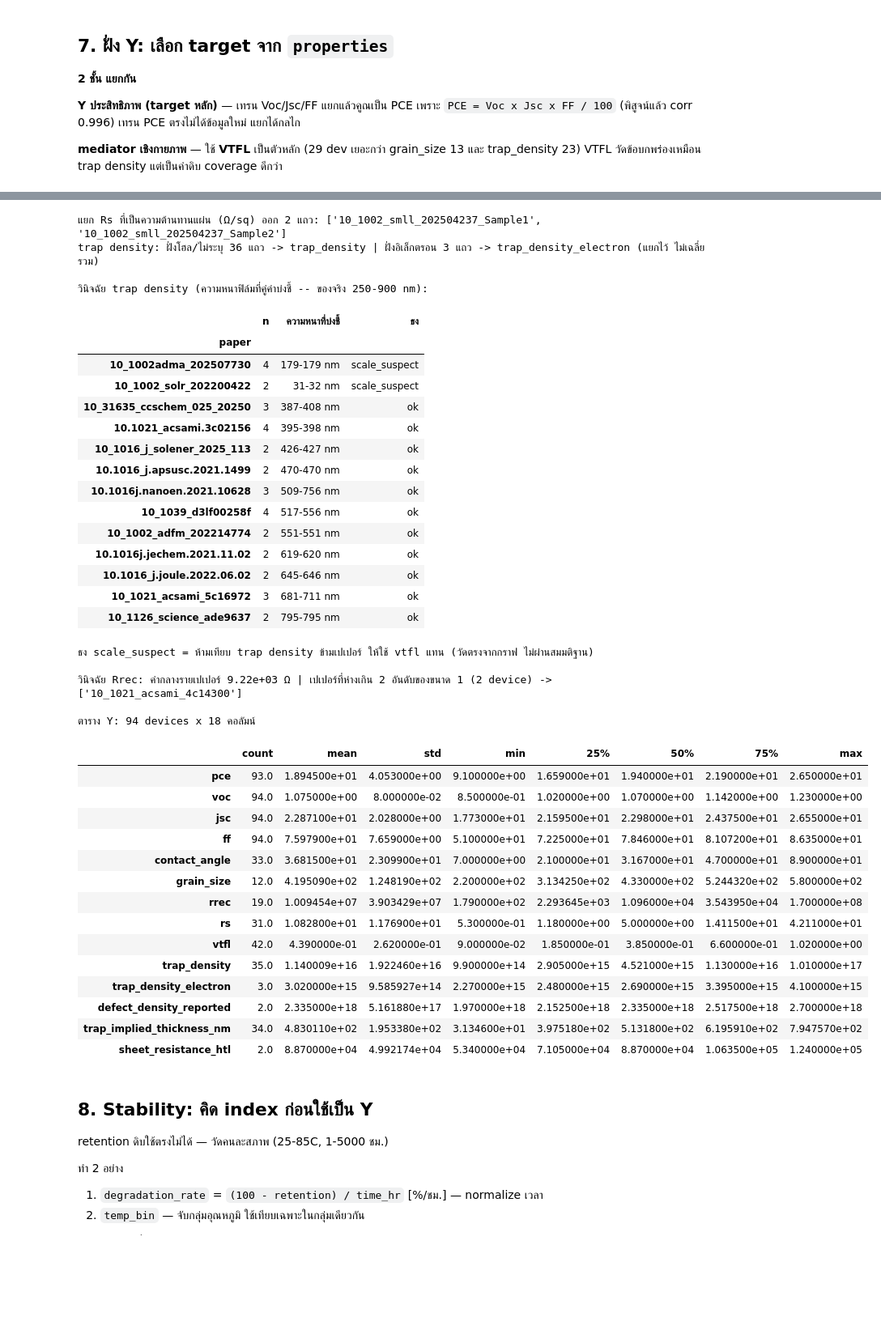
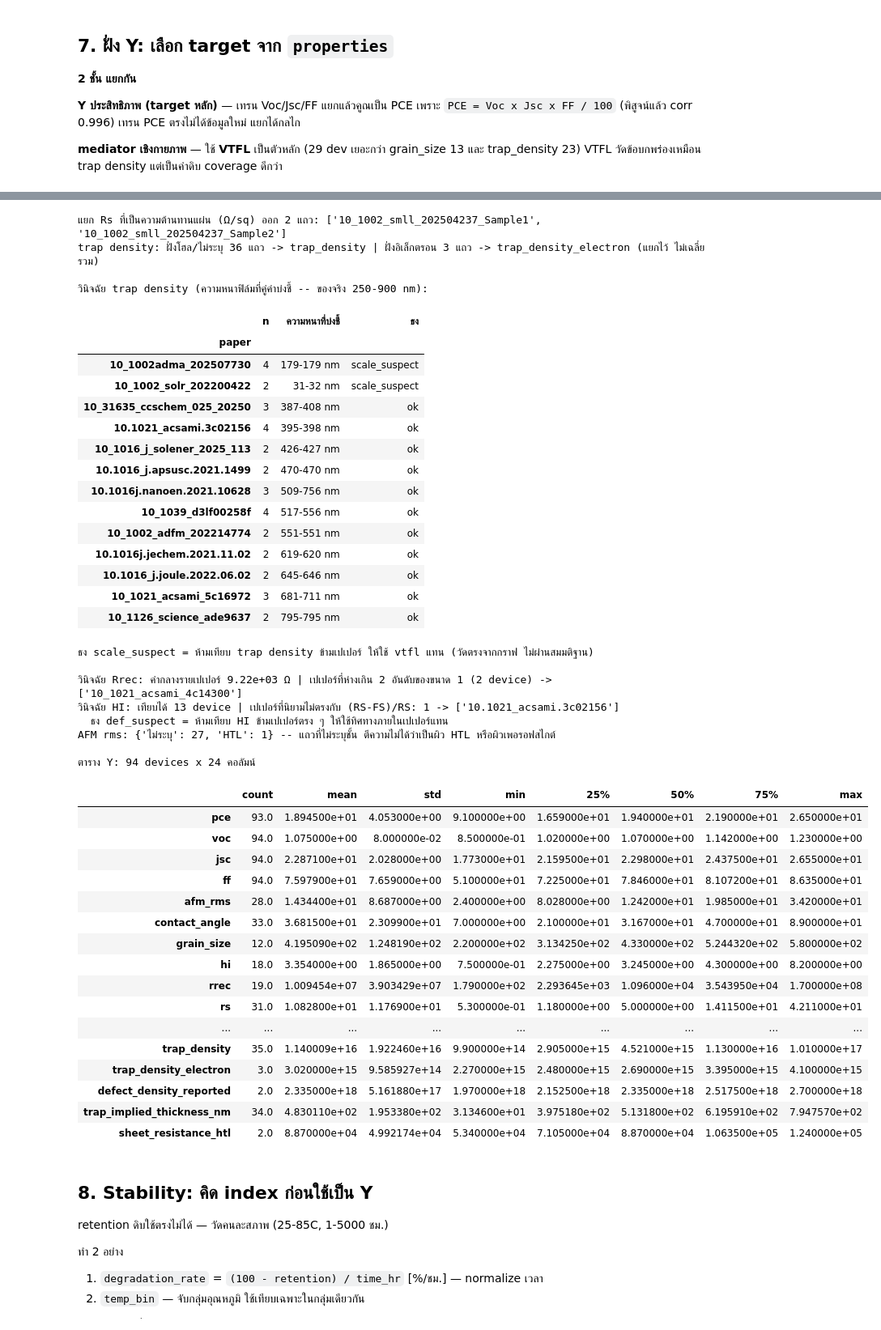
Before and after one commit to NiOx-based-Perovskite-Solar-Cell/Perovskite-Research, a Jupyter notebook: notebooks/recheck_comlumn_preapare.ipynb, the cells around one changed output, grey strips where cells are left out. Shown at 81% size. Cells and saved outputs as stored; diff of their text form; code cells hidden in the pictures; blank space fills up the shorter version.

```diff
--- a/notebooks/recheck_comlumn_preapare.ipynb
+++ b/notebooks/recheck_comlumn_preapare.ipynb
@@ -737,7 +737,12 @@ if len(_over):
 
 # ---- mediator ----
 _med_src = prop[prop["base_property"].isin(
-    ["VTFL", "Trap density", "Rs", "Rrec", "Contact angle", "Grain size"])].copy()
+    ["VTFL", "Trap density", "Rs", "Rrec", "Contact angle", "Grain size",
+     "AFM rms", "VBM", "Work Function", "HI"])].copy()
+# AFM rms / VBM / Work Function / HI: ตัวกลางของกลไกที่ยังไม่เคยทดสอบ
+#   VBM + Work Function -> การจัดเรียงระดับพลังงานที่รอยต่อ (คาดว่าดัน Voc ซึ่งยังไม่มีตัวกลางอธิบาย)
+#   AFM rms             -> ความขรุขระผิว เสริมช่องสัณฐานที่ตอนนี้ยืนบนมุมสัมผัสตัวเดียว
+#   HI                  -> ดัชนี hysteresis สะท้อนการเคลื่อนที่ของไอออน/กับดักที่รอยต่อ
 # Contact angle / Grain size: เดิมอยู่ใน MEDIATOR (ด่านตรวจชื่อ) แต่ไม่ได้อยู่ในลิสต์ที่ pivot จริง
 #   จึงไม่เคยออกไปถึง target_table -- ทั้งที่เป็นตัวกลางฝั่ง "ผิว HTL -> การตกผลึก -> Jsc"
 #   ซึ่งเป็นคนละช่องทางกับ VTFL/trap ที่อธิบาย FF (ΔFF กับ ΔJsc สหสัมพันธ์ -0.02 ข้าม 22 เปเปอร์)
@@ -837,9 +842,39 @@ if len(_rr):
 else:
     rrec_diag = pd.Series(dtype=object, name="rrec_scale_flag")
 
+# ---- ธง HI: นิยาม hysteresis index ต่างกันรายเปเปอร์ ----
+# เทียบค่าที่เปเปอร์รายงาน กับที่คำนวณจาก (PCE_RS - PCE_FS)/PCE_RS
+#   ตรงกัน 9/13 device แต่ acsami.3c02156 ให้คนละทิศทาง -> เปเปอร์นั้นใช้นิยามอื่น
+#   สเกล/นิยามเป็นคุณสมบัติของ *เปเปอร์* ไม่ใช่ของอุปกรณ์ จึงติดธงทั้งเปเปอร์ (บทเรียนเดียวกับ rrec)
+_hi_rep = (prop[prop["base_property"] == "HI"].groupby("device_id")["value_parsed"].median())
+_scan = (prop[(prop["base_property"] == "PCE") & prop["scan"].notna()]
+         .dropna(subset=["value_parsed"])
+         .pivot_table(index="device_id", columns="scan", values="value_parsed", aggfunc="max"))
+hi_flag = pd.Series(dtype=object, name="hi_def_flag")
+if {"RS", "FS"}.issubset(_scan.columns):
+    _calc = ((_scan["RS"] - _scan["FS"]) / _scan["RS"] * 100).dropna()
+    _cmp = pd.concat([_hi_rep.rename("rep"), _calc.rename("calc")], axis=1).dropna()
+    if len(_cmp):
+        _cmp["paper"] = [i.rsplit("_Sample", 1)[0] for i in _cmp.index]
+        _bad = {p for p, g in _cmp.groupby("paper")
+                if (np.sign(g["rep"]) != np.sign(g["calc"])).any()}
+        _all_hi_pap = pd.Series([i.rsplit("_Sample", 1)[0] for i in _hi_rep.index], index=_hi_rep.index)
+        hi_flag = pd.Series(np.where(_all_hi_pap.isin(_bad), "def_suspect", "ok"),
+                            index=_hi_rep.index, name="hi_def_flag")
+        print(f"วินิจฉัย HI: เทียบได้ {len(_cmp)} device | "
+              f"เปเปอร์ที่นิยามไม่ตรงกับ (RS-FS)/RS: {len(_bad)} -> {sorted(_bad)}")
+        print("  ธง def_suspect = ห้ามเทียบ HI ข้ามเปเปอร์ตรง ๆ ให้ใช้ทิศทางภายในเปเปอร์แทน")
+
+# ---- ธง AFM: ส่วนใหญ่ไม่ระบุว่าเป็นความขรุขระของชั้นไหน ----
+# NiOx ปกติไม่กี่ nm / เพอรอฟสไกต์ ~20-30 nm -- ช่วงค่าที่พบกว้างเกินกว่าจะเป็นชั้นเดียว
+_afm = prop[prop["base_property"] == "AFM rms"].dropna(subset=["value_parsed"])
+afm_layer = _afm.groupby("device_id")["layer"].first().fillna("ไม่ระบุ").rename("afm_layer")
+print(f"AFM rms: {afm_layer.value_counts().to_dict()} -- "
+      f"แถวที่ไม่ระบุชั้น ตีความไม่ได้ว่าเป็นผิว HTL หรือผิวเพอรอฟสไกต์")
+
 # audit ข้อ E: ต้อง join sheet_resistance_htl ด้วย ไม่งั้นค่าที่ย้ายออกจาก rs จะหายไปเฉย ๆ
 Y = (jv.join(med).join(_defect).join(trap_diag).join(rrec_diag)
-     .join(sheet_resistance_htl))
+     .join(sheet_resistance_htl).join(hi_flag).join(afm_layer))
 print(f"\nตาราง Y: {Y.shape[0]} devices x {Y.shape[1]} คอลัมน์")
 display(Y.describe(include=[np.number]).T.round(3))
 # %% [output]
@@ -871,39 +906,44 @@ jv_scan   : {'-': 64, 'RS': 30}
 | 10_1016_j_heliyon_2024_e25352_Sam... | champion | - | 1.06 | 25.00 | 78.50 | 20.50 | 0.302 |
 | 10_31635_ccschem_025_202505977_Sa... | champion | - | 1.15 | 23.53 | 76.40 | 20.17 | 0.503 |
 แยก Rs ที่เป็นความต้านทานแผ่น (Ω/sq) ออก 2 แถว: ['10_1002_smll_202504237_Sample1', '10_1002_smll_202504237_Sample2']
 trap density: ฝั่งโฮล/ไม่ระบุ 36 แถว -> trap_density | ฝั่งอิเล็กตรอน 3 แถว -> trap_density_electron (แยกไว้ ไม่เฉลี่ยรวม)
 
 วินิจฉัย trap density (ความหนาฟิล์มที่คู่ค่าบ่งชี้ -- ของจริง 250-900 nm):
 |  | n | ความหนาที่บ่งชี้ | ธง |
 | paper |  |  |  |
 | 10_1002adma_202507730 | 4 | 179-179 nm | scale_suspect |
 | 10_1002_solr_202200422 | 2 | 31-32 nm | scale_suspect |
 | 10_31635_ccschem_025_20250 | 3 | 387-408 nm | ok |
 | 10.1021_acsami.3c02156 | 4 | 395-398 nm | ok |
 | 10_1016_j_solener_2025_113 | 2 | 426-427 nm | ok |
 | 10.1016_j.apsusc.2021.1499 | 2 | 470-470 nm | ok |
 | 10.1016j.nanoen.2021.10628 | 3 | 509-756 nm | ok |
 | 10_1039_d3lf00258f | 4 | 517-556 nm | ok |
 | 10_1002_adfm_202214774 | 2 | 551-551 nm | ok |
 | 10.1016j.jechem.2021.11.02 | 2 | 619-620 nm | ok |
 | 10.1016_j.joule.2022.06.02 | 2 | 645-646 nm | ok |
 | 10_1021_acsami_5c16972 | 3 | 681-711 nm | ok |
 | 10_1126_science_ade9637 | 2 | 795-795 nm | ok |
 ธง scale_suspect = ห้ามเทียบ trap density ข้ามเปเปอร์ ให้ใช้ vtfl แทน (วัดตรงจากกราฟ ไม่ผ่านสมมติฐาน)
 
 วินิจฉัย Rrec: ค่ากลางรายเปเปอร์ 9.22e+03 Ω | เปเปอร์ที่ห่างเกิน 2 อันดับของขนาด 1 (2 device) -> ['10_1021_acsami_4c14300']
+วินิจฉัย HI: เทียบได้ 13 device | เปเปอร์ที่นิยามไม่ตรงกับ (RS-FS)/RS: 1 -> ['10.1021_acsami.3c02156']
+  ธง def_suspect = ห้ามเทียบ HI ข้ามเปเปอร์ตรง ๆ ให้ใช้ทิศทางภายในเปเปอร์แทน
+AFM rms: {'ไม่ระบุ': 27, 'HTL': 1} -- แถวที่ไม่ระบุชั้น ตีความไม่ได้ว่าเป็นผิว HTL หรือผิวเพอรอฟสไกต์
 
-ตาราง Y: 94 devices x 18 คอลัมน์
+ตาราง Y: 94 devices x 24 คอลัมน์
 |  | count | mean | std | min | 25% | 50% | 75% | max |
 | pce | 93.0 | 1.894500e+01 | 4.053000e+00 | 9.100000e+00 | 1.659000e+01 | 1.940000e+01 | 2.190000e+01 | 2.650000e+01 |
 | voc | 94.0 | 1.075000e+00 | 8.000000e-02 | 8.500000e-01 | 1.020000e+00 | 1.070000e+00 | 1.142000e+00 | 1.230000e+00 |
 | jsc | 94.0 | 2.287100e+01 | 2.028000e+00 | 1.773000e+01 | 2.159500e+01 | 2.298000e+01 | 2.437500e+01 | 2.655000e+01 |
 | ff | 94.0 | 7.597900e+01 | 7.659000e+00 | 5.100000e+01 | 7.225000e+01 | 7.846000e+01 | 8.107200e+01 | 8.635000e+01 |
+| afm_rms | 28.0 | 1.434400e+01 | 8.687000e+00 | 2.400000e+00 | 8.028000e+00 | 1.242000e+01 | 1.985000e+01 | 3.420000e+01 |
 | contact_angle | 33.0 | 3.681500e+01 | 2.309900e+01 | 7.000000e+00 | 2.100000e+01 | 3.167000e+01 | 4.700000e+01 | 8.900000e+01 |
 | grain_size | 12.0 | 4.195090e+02 | 1.248190e+02 | 2.200000e+02 | 3.134250e+02 | 4.330000e+02 | 5.244320e+02 | 5.800000e+02 |
+| hi | 18.0 | 3.354000e+00 | 1.865000e+00 | 7.500000e-01 | 2.275000e+00 | 3.245000e+00 | 4.300000e+00 | 8.200000e+00 |
 | rrec | 19.0 | 1.009454e+07 | 3.903429e+07 | 1.790000e+02 | 2.293645e+03 | 1.096000e+04 | 3.543950e+04 | 1.700000e+08 |
 | rs | 31.0 | 1.082800e+01 | 1.176900e+01 | 5.300000e-01 | 1.180000e+00 | 5.000000e+00 | 1.411500e+01 | 4.211000e+01 |
-| vtfl | 42.0 | 4.390000e-01 | 2.620000e-01 | 9.000000e-02 | 1.850000e-01 | 3.850000e-01 | 6.600000e-01 | 1.020000e+00 |
+| ... | ... | ... | ... | ... | ... | ... | ... | ... |
 | trap_density | 35.0 | 1.140009e+16 | 1.922460e+16 | 9.900000e+14 | 2.905000e+15 | 4.521000e+15 | 1.130000e+16 | 1.010000e+17 |
 | trap_density_electron | 3.0 | 3.020000e+15 | 9.585927e+14 | 2.270000e+15 | 2.480000e+15 | 2.690000e+15 | 3.395000e+15 | 4.100000e+15 |
 | defect_density_reported | 2.0 | 2.335000e+18 | 5.161880e+17 | 1.970000e+18 | 2.152500e+18 | 2.335000e+18 | 2.517500e+18 | 2.700000e+18 |
```
Also changed, not shown: parts of 2 cells of this notebook, 15 other files.
